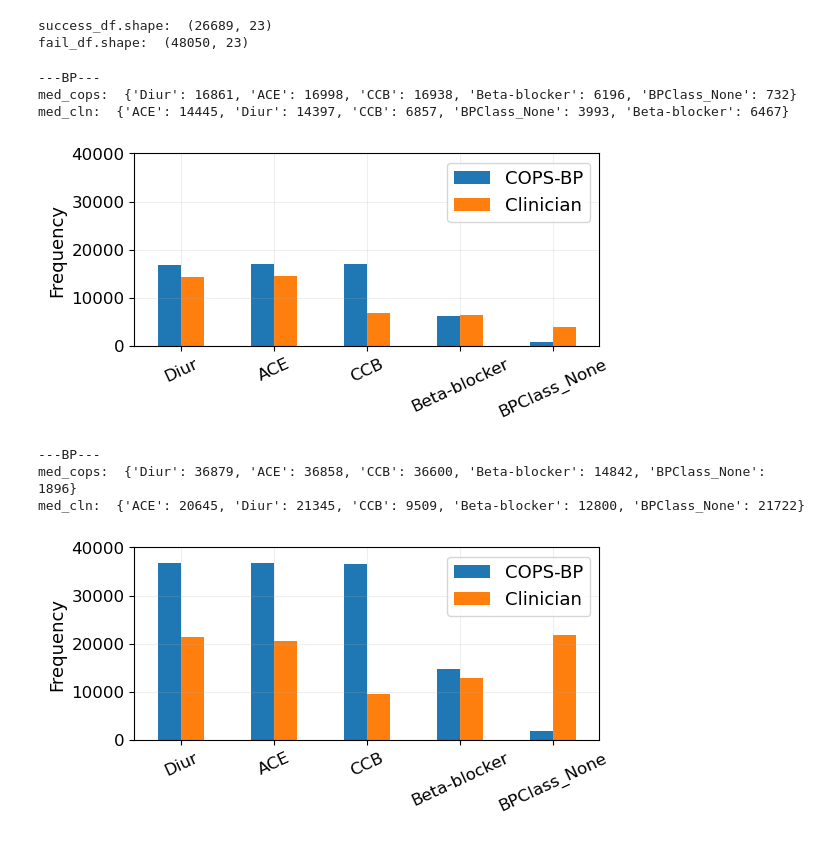
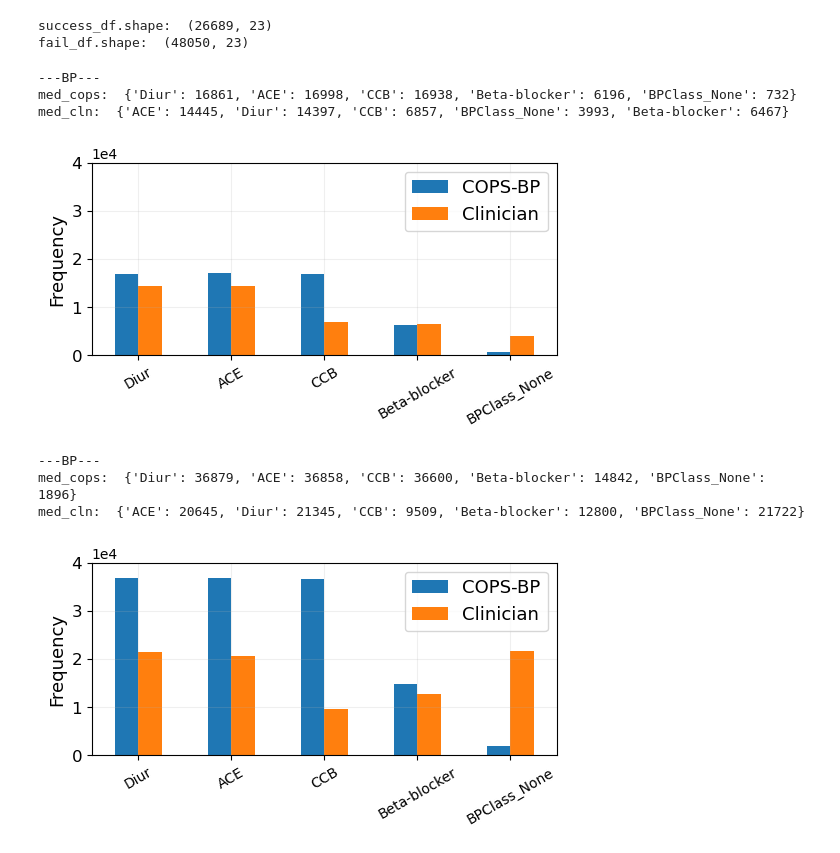
Before and after one commit to tian1327/Accord-RL, a Jupyter notebook: NumericalResults/Table_and_Plots_v6_newrange_final.ipynb, the cells around one changed output. Cells and saved outputs as stored; diff of their text form; code cells hidden in the pictures.

```diff
--- a/NumericalResults/Table_and_Plots_v6_newrange_final.ipynb
+++ b/NumericalResults/Table_and_Plots_v6_newrange_final.ipynb
@@ -1686,53 +1686,68 @@ def plot_med_list_2(df, flag, dataset):
             else:
                 med_cln[m] = 1
 
+    # sort med_cops and med_cln by value
+    # med_cops = dict(sorted(med_cops.items(), key=lambda item: item[1], reverse=True))
+    # med_cln = dict(sorted(med_cln.items(), key=lambda item: item[1], reverse=True))
+
+    # med_cops = dict(sorted(med_cops.items()))
+    # med_cln = dict(sorted(med_cln.items()))
+
     print('med_cops: ', med_cops)
     print('med_cln: ', med_cln)
 
     # build a dataframe from med_cops and med_cln
     med_df = pd.DataFrame([med_cops, med_cln])
+    # med_df = pd.DataFrame([med_cln, med_cops])
     med_df = med_df.fillna(0)
     med_df = med_df.T
     med_df.columns = ['COPS-{}'.format(flag), 'Clinician']
+    # med_df.columns = ['Clinician', 'COPS-{}'.format(flag)]
     # print(med_df)
 
     med_df.plot.bar(figsize=(6,2.5))
     plt.legend(loc='upper right', prop={'size': 13})
+    # set the legend transparent
+    plt.gca().get_legend().set_alpha(0.5)
+
     plt.grid(alpha=0.2)
     # set y-axis range
     plt.ylim(0, 40000)
+
+    #set y axis to be scientific notation
+    plt.ticklabel_format(style='sci', axis='y', scilimits=(0,0))
 
     # plot the bar chart, one bar for COPS, one bar for CLN, x-axis is the index, y-axis is the frequency
     # if flag == 'BP':
     #     plt.title('Frequency of BP Med Classes Recommended by COPS-{} and Clinicians - {}'.format(flag, dataset))
     # if flag == 'BG':
     #     plt.title('Frequency of BG Med Classes Recommended by COPS-{} and Clinicians - {}'.format(flag, dataset))
     # if flag == 'MM':
     #     plt.title('Frequency of BP & BG Med Classes Recommended by COPS-{} and Clinicians - {}'.format(flag, dataset))
 
-    plt.xticks(rotation=25, fontsize=12)
+    plt.xticks(rotation=30, fontsize=10)
     plt.yticks(fontsize=12)
 
     plt.ylabel('Frequency', fontsize=13)
 
     # save the plot to pdf and png
     plt.savefig('plots/MedClasses_{}_{}.pdf'.format(flag, dataset), bbox_inches='tight')
     plt.savefig('plots/MedClasses_{}_{}.png'.format(flag, dataset), bbox_inches='tight', dpi=300)
 
     plt.show()
 
 
 plot_med_list_2(bp_df_suc, 'BP', 'Success')
 plot_med_list_2(bp_df_fail, 'BP', 'Fail')
 # %% [output]
 ---BP---
 med_cops:  {'Diur': 16861, 'ACE': 16998, 'CCB': 16938, 'Beta-blocker': 6196, 'BPClass_None': 732}
 med_cln:  {'ACE': 14445, 'Diur': 14397, 'CCB': 6857, 'BPClass_None': 3993, 'Beta-blocker': 6467}
-[figure, old version]
+[figure, new version]
 ---BP---
 med_cops:  {'Diur': 36879, 'ACE': 36858, 'CCB': 36600, 'Beta-blocker': 14842, 'BPClass_None': 1896}
 med_cln:  {'ACE': 20645, 'Diur': 21345, 'CCB': 9509, 'Beta-blocker': 12800, 'BPClass_None': 21722}
-[figure, old version]
+[figure, new version]
 # %%
 plot_med_list_2(bg_df_suc, 'BG', 'Success')
 plot_med_list_2(bg_df_fail, 'BG', 'Fail')
```
Also changed, not shown: parts of 2 cells of this notebook.
